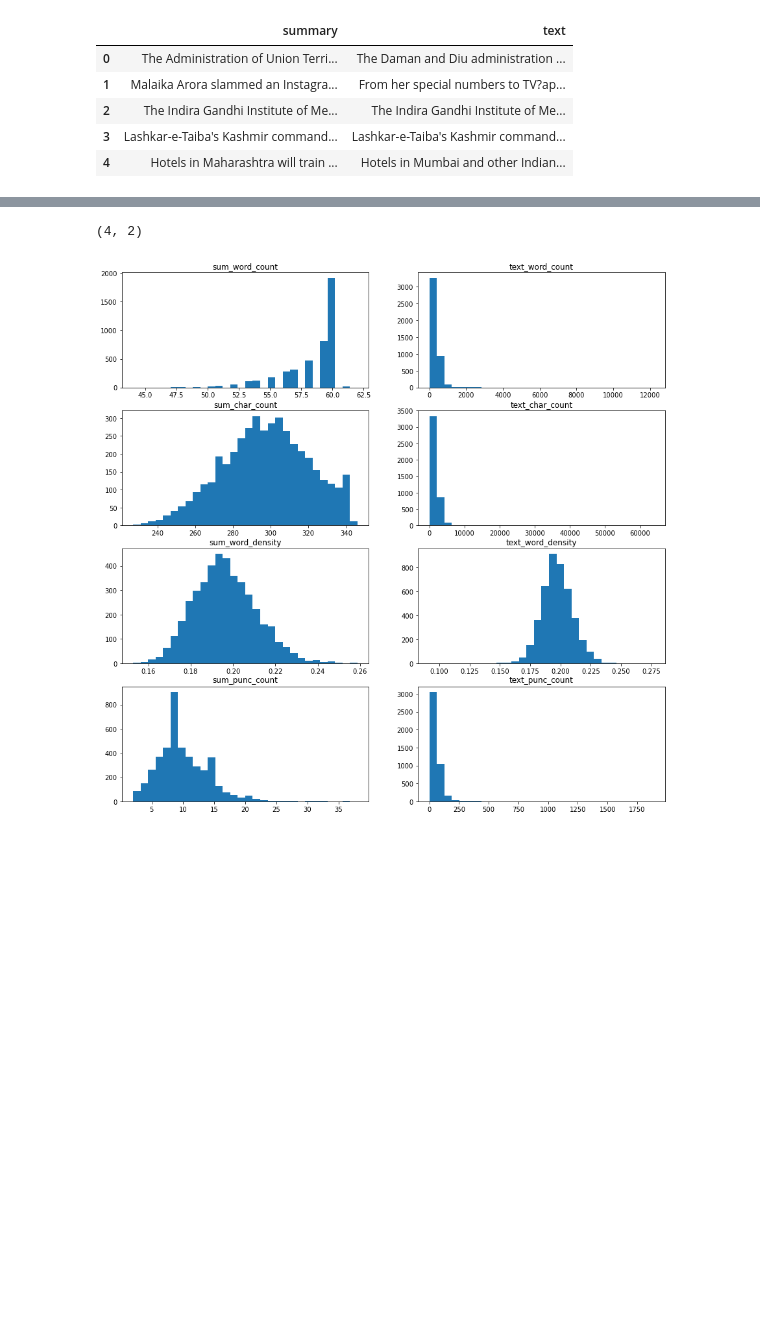
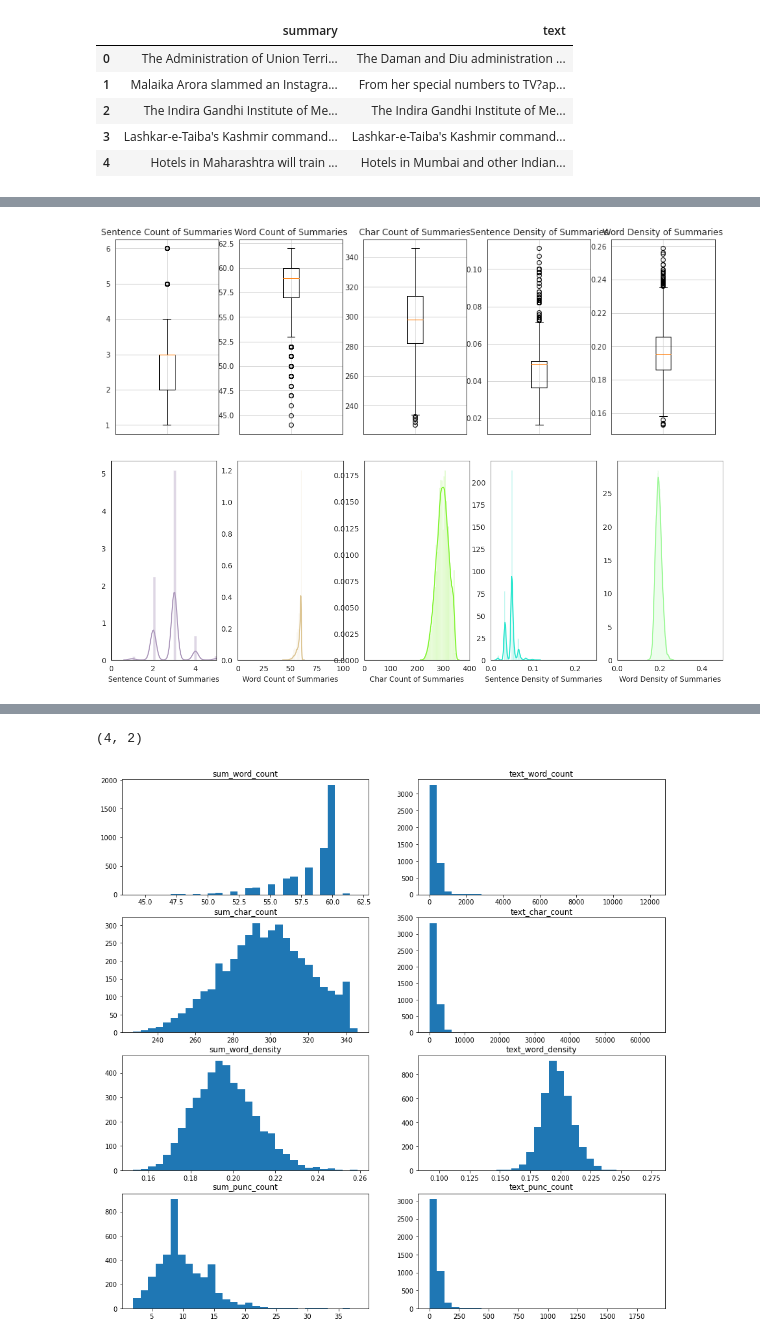
Before and after one commit to edumunozsala/MLE_Capstone_Text_Summarization, a Jupyter notebook: data_analysis/Text_summarization_EDA.ipynb, the cells around one changed output, grey strips where cells are left out. Cells and saved outputs as stored; diff of their text form; code cells hidden in the pictures; blank space fills up the shorter version.

```diff
--- a/data_analysis/Text_summarization_EDA.ipynb
+++ b/data_analysis/Text_summarization_EDA.ipynb
@@ -317,0 +403,8 @@ sns.distplot(dataset['text_punc_count'] , color="red", ax=axes[3], axlabel=label
+# %%
+plot_vars=np.array([['sum_sent_count', 'sum_word_count', 'sum_char_count','sum_sent_density','sum_word_density']])
+
+plot_boxplots(data, plot_vars, labels_dict, figsize=(15,5))
+plot_histograms(data, plot_vars, [5, 100, 400, 0.25, 0.5], figsize=(15,5))
+# %% [output]
+[figure, added]
+[figure, added]
```
Also changed, not shown: parts of 65 cells of this notebook, 4 other files.
